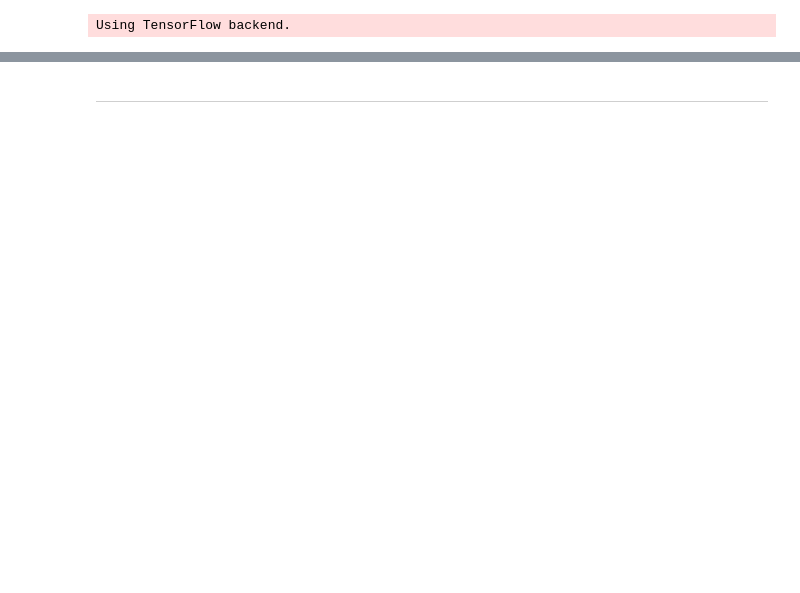
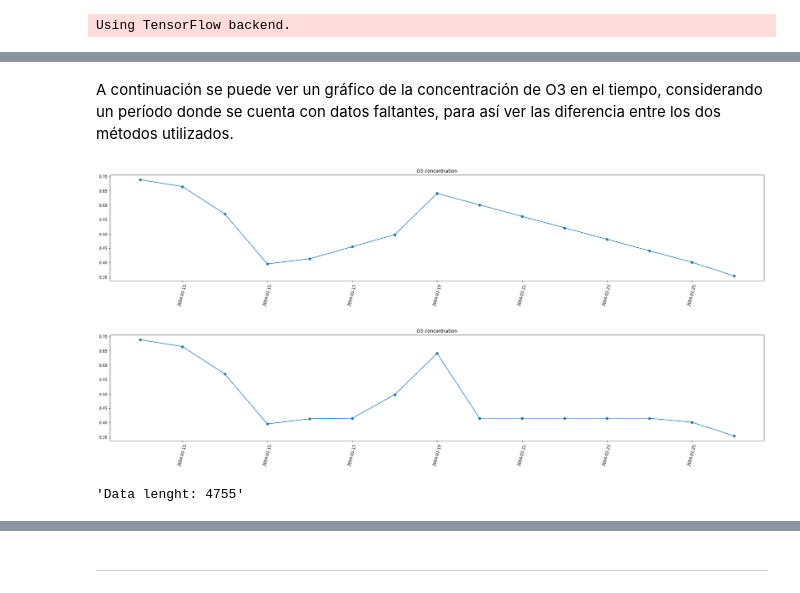
Before and after one commit to Umauro/ANN-T1, a Jupyter notebook: Pregunta 4.ipynb, the cells around one changed output, grey strips where cells are left out. Saved outputs shown, nothing was run; the diff lists cells and outputs as text; code cells hidden in the pictures; blank space fills up the shorter version.

```diff
--- a/Pregunta 4.ipynb
+++ b/Pregunta 4.ipynb
@@ -171,0 +178,28 @@ df.describe()
+# %%
+df_lineal = df.resample('D').interpolate()
+# %%
+df_mean = df.fillna(df.mean())
+# %%
+df_lineal['registered_on'] = df_lineal.index
+df_mean['registered_on'] = df_mean.index
+# %% [markdown]
+A continuación se puede ver un gráfico de la concentración de O3 en el tiempo, considerando un período donde se cuenta con datos faltantes, para así ver las diferencia entre los dos métodos utilizados.
+# %%
+plt.figure(figsize=(30,5))
+plt.title("O3 concentration using Lineal Interpolation to fill missing values")
+plt.plot(df_lineal['registered_on'][60:75],df_lineal['O3'][60:75],'-o')
+plt.xticks(rotation=75)
+plt.show()
+
+plt.figure(figsize=(30,5))
+plt.title("O3 concentration using Mean to fill missing values")
+plt.plot(df_mean['registered_on'][60:75],df_mean['O3'][60:75],'-o')
+plt.xticks(rotation=75)
+plt.show()
+# %% [output]
+[figure, added]
+[figure, added]
+# %%
+"Data lenght: {}".format(len(df_lineal))
+# %% [output]
+'Data lenght: 4755'
```
Also changed, not shown: parts of 24 cells of this notebook.
